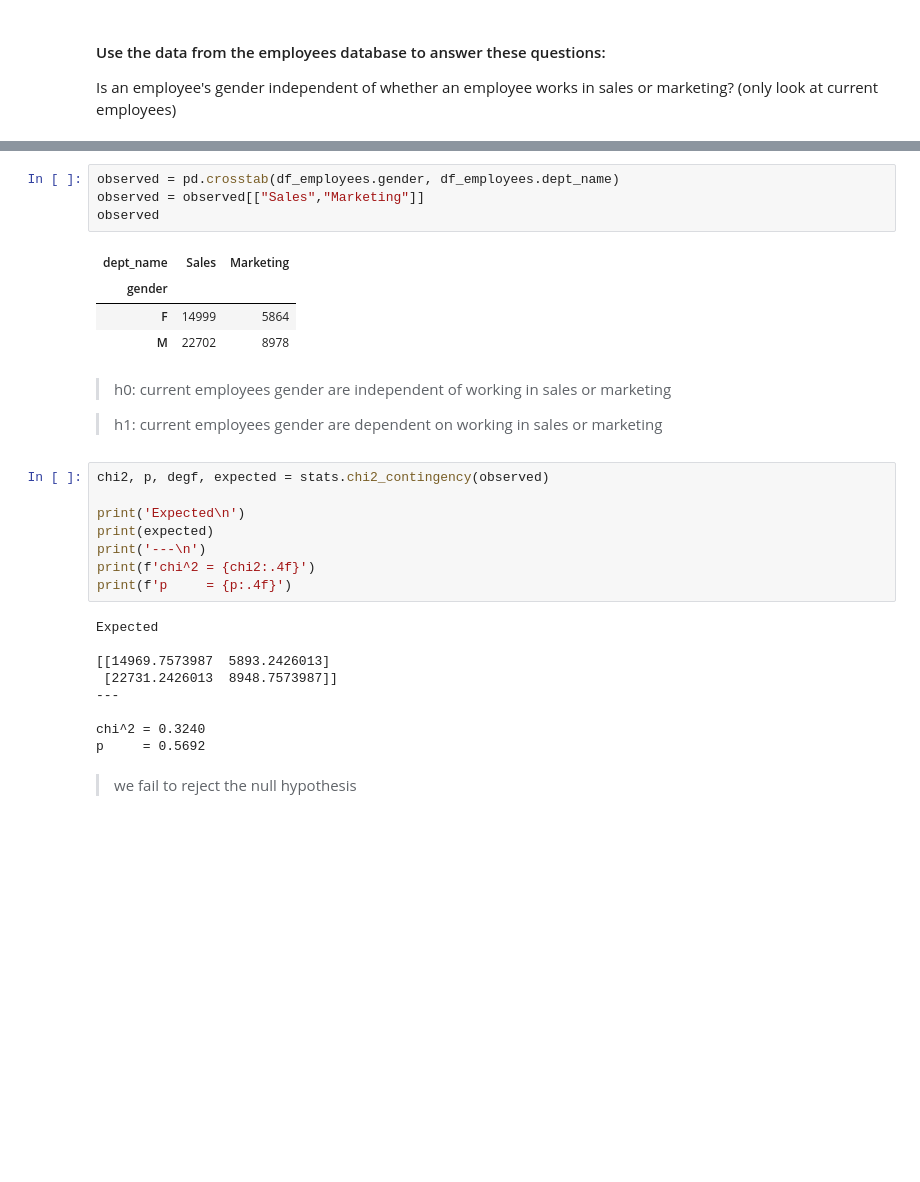
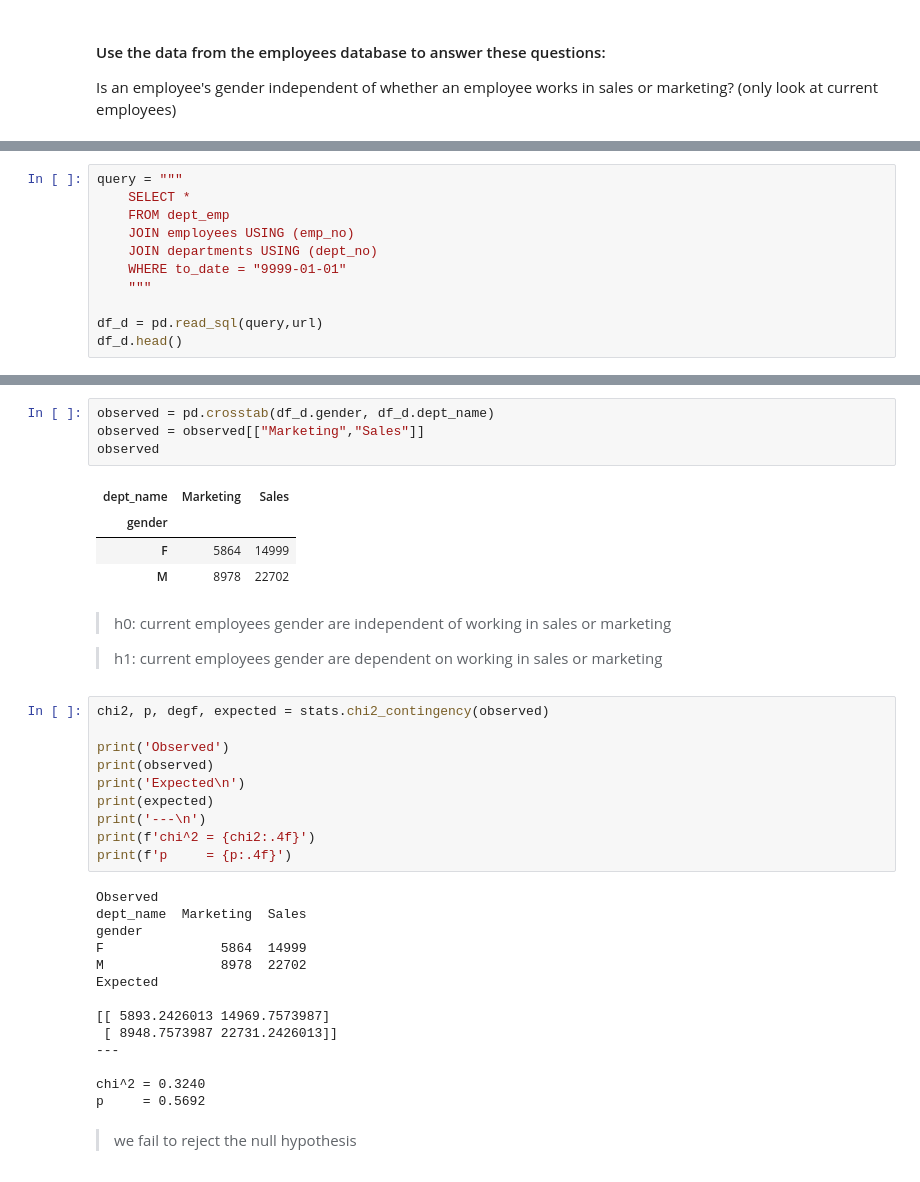
Before and after one commit to misty-garcia/statistics-exercises, a Jupyter notebook: hypothesis_testing.ipynb, the cells around one changed output, grey strips where cells are left out. Drawn from its saved outputs; the diff is of its cells as text; blank space fills up the shorter version.

```diff
--- a/hypothesis_testing.ipynb
+++ b/hypothesis_testing.ipynb
@@ -406,0 +426,11 @@ df_employees.head()
+# %%
+query = """
+    SELECT *
+    FROM dept_emp
+    JOIN employees USING (emp_no)
+    JOIN departments USING (dept_no)
+    WHERE to_date = "9999-01-01"
+    """
+
+df_d = pd.read_sql(query,url)
+df_d.head()
@@ -407,12 +444,12 @@ df_employees.head()
 # %%
-observed = pd.crosstab(df_employees.gender, df_employees.dept_name)
-observed = observed[["Sales","Marketing"]]
+observed = pd.crosstab(df_d.gender, df_d.dept_name)
+observed = observed[["Marketing","Sales"]]
 observed
 # %% [output]
-| dept_name | Sales | Marketing |
+| dept_name | Marketing | Sales |
 | gender |  |  |
-| F | 14999 | 5864 |
-| M | 22702 | 8978 |
+| F | 5864 | 14999 |
+| M | 8978 | 22702 |
 # %% [markdown]
 > h0: current employees gender are independent of working in sales or marketing
 
@@ -420,16 +457,23 @@ observed
 # %%
 chi2, p, degf, expected = stats.chi2_contingency(observed)
 
+print('Observed')
+print(observed)
 print('Expected\n')
 print(expected)
 print('---\n')
 print(f'chi^2 = {chi2:.4f}')
 print(f'p     = {p:.4f}')
 # %% [output]
+Observed
+dept_name  Marketing  Sales
+gender
+F               5864  14999
+M               8978  22702
 Expected
 
-[[14969.7573987  5893.2426013]
- [22731.2426013  8948.7573987]]
+[[ 5893.2426013 14969.7573987]
+ [ 8948.7573987 22731.2426013]]
 ---
 
 chi^2 = 0.3240
```
Also changed, not shown: parts of 13 cells of this notebook.
